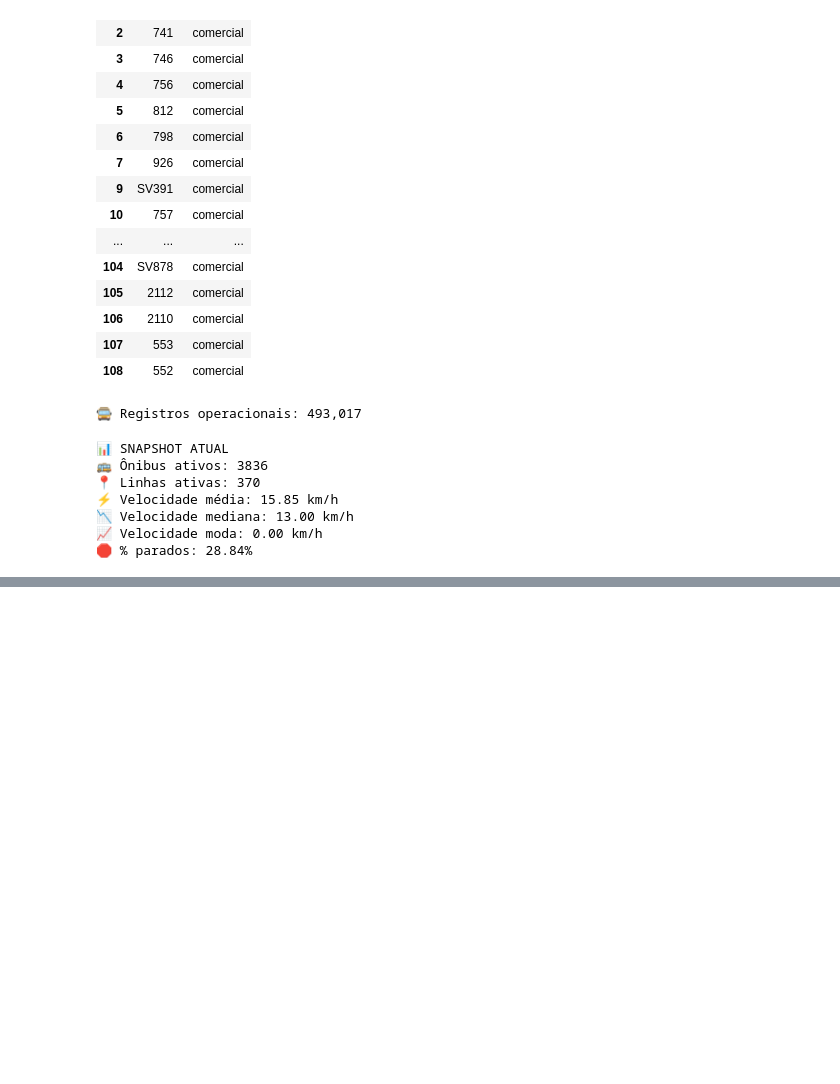
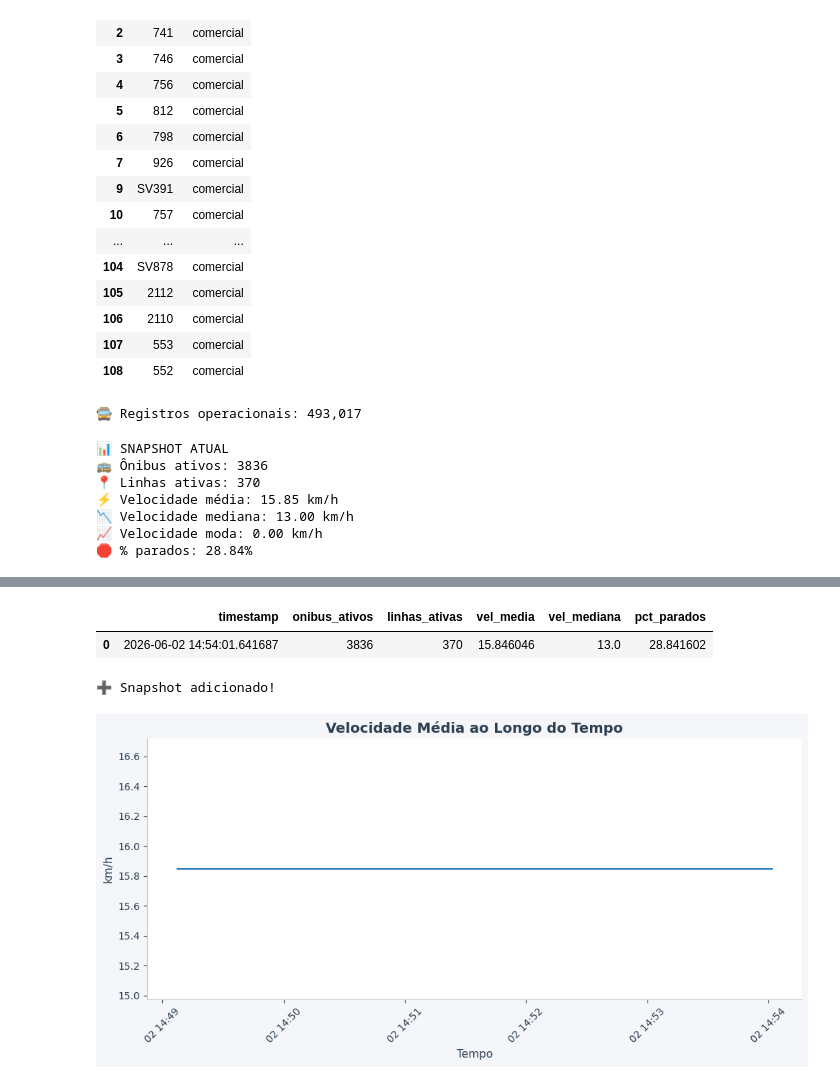
Before and after one commit to viniciusgonc/big_data_proj, a Jupyter notebook: codigo/gold_análises_av2_big_data.ipynb, the cells around one changed output, grey strips where cells are left out. Drawn from its saved outputs; the diff is of its cells as text; code cells hidden in the pictures; blank space fills up the shorter version.

```diff
--- a/codigo/gold_análises_av2_big_data.ipynb
+++ b/codigo/gold_análises_av2_big_data.ipynb
@@ -166,0 +211,52 @@ print(f'🛑 % parados: {pct_parados:.2f}%')
+# %%
+# =========================
+# DATAFRAME DE RESUMO
+# =========================
+
+from datetime import datetime
+
+resumo = pd.DataFrame([{
+    'timestamp': datetime.utcnow(),
+    'onibus_ativos': onibus_ativos,
+    'linhas_ativas': linhas_ativas,
+    'vel_media': vel_media,
+    'vel_mediana': vel_mediana,
+    'pct_parados': pct_parados
+}])
+
+resumo
+# %% [output]
+|  | timestamp | onibus_ativos | linhas_ativas | vel_media | vel_mediana | pct_parados |
+| 0 | 2026-06-02 14:54:01.641687 | 3836 | 370 | 15.846046 | 13.0 | 28.841602 |
+# %%
+# =========================
+# SALVAR HISTÓRICO
+# =========================
+
+caminho = './gold/resumo_metricas.csv'
+
+if not os.path.exists(caminho):
+    resumo.to_csv(caminho, index=False)
+    print('📁 Arquivo criado!')
+else:
+    resumo.to_csv(caminho, mode='a', header=False, index=False)
+    print('➕ Snapshot adicionado!')
+# %% [output]
+➕ Snapshot adicionado!
+# %%
+#Com o tempo de uso, podemos ler o histórico e visualizar a evolução das métricas
+
+df_resumo = pd.read_csv(caminho, parse_dates=['timestamp'])
+
+plt.figure(figsize=(10,5))
+
+plt.plot(df_resumo['timestamp'], df_resumo['vel_media'])
+plt.title('Velocidade Média ao Longo do Tempo')
+plt.xlabel('Tempo')
+plt.ylabel('km/h')
+
+plt.xticks(rotation=45)
+plt.tight_layout()
+plt.show()
+# %% [output]
+[figure, added]
```
Also changed, not shown: parts of 7 cells of this notebook, 1 other file.
